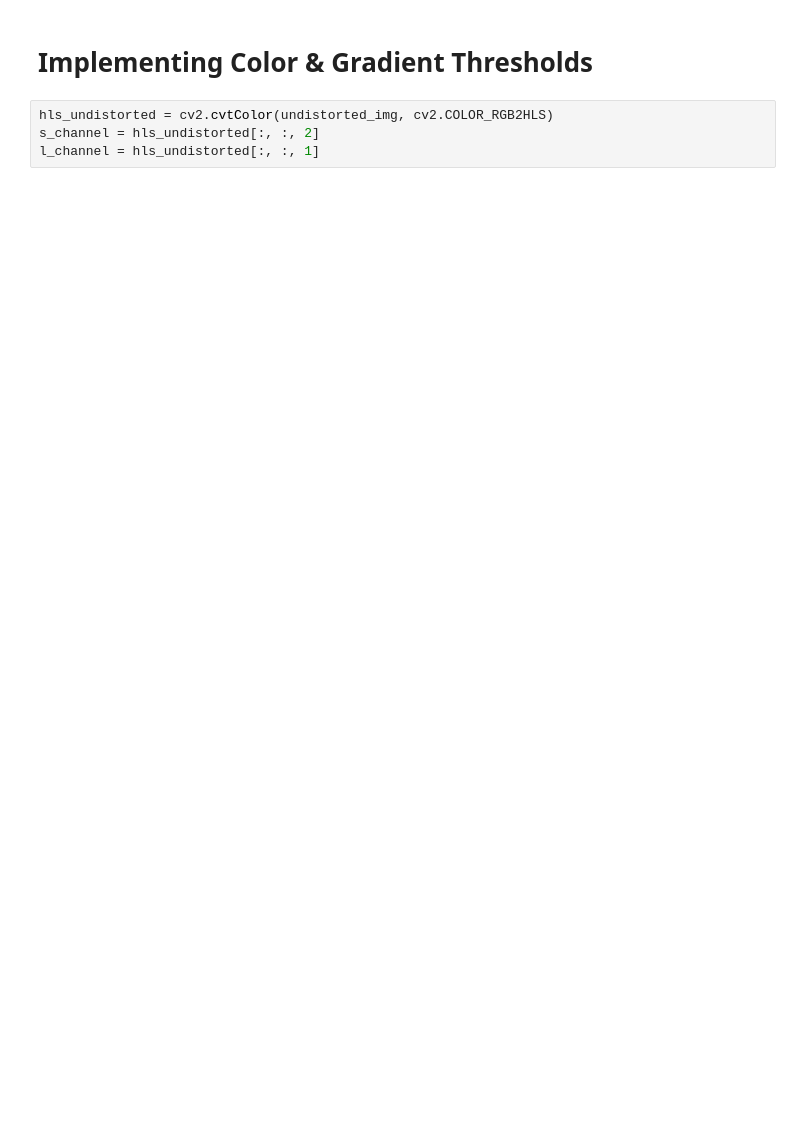
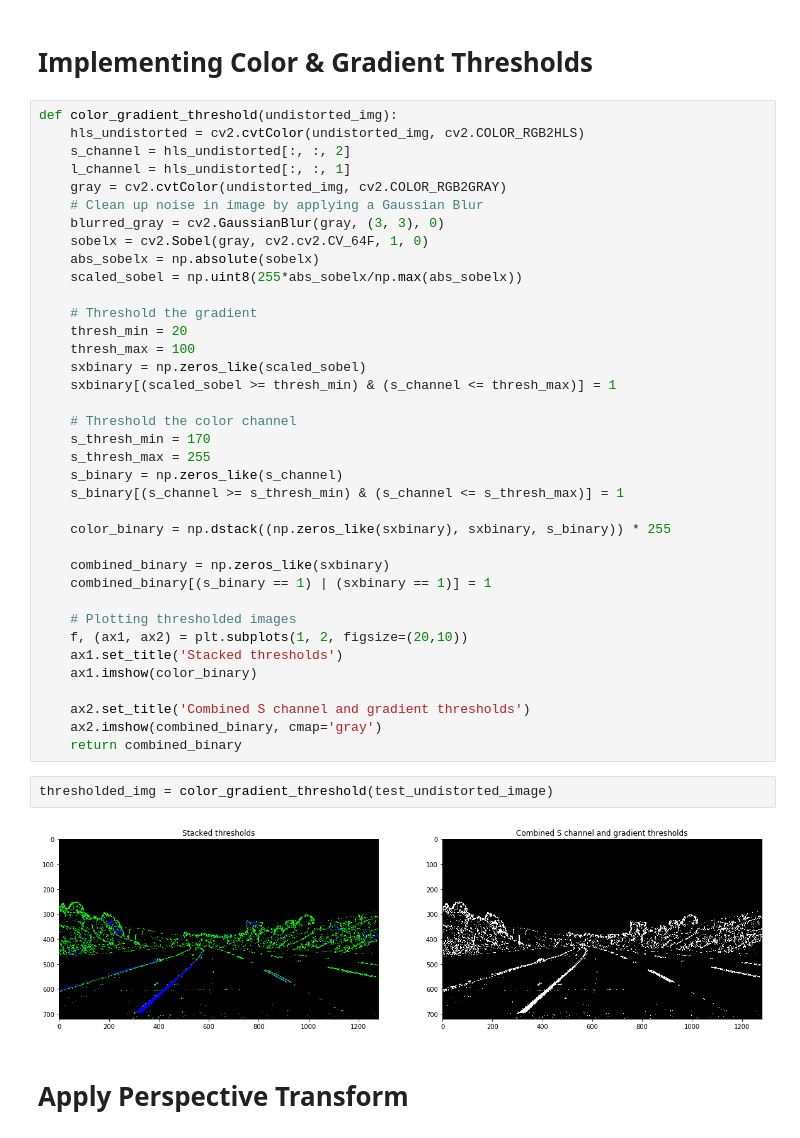
Before and after one commit to russell13192/CarND-Advanced-Lane-Lines, a Jupyter notebook: project.ipynb, the cells around one changed output. Drawn from its saved outputs; the diff is of its cells as text; blank space fills up the shorter version.

```diff
--- a/project.ipynb
+++ b/project.ipynb
@@ -65,6 +78,45 @@ plt.subplots_adjust(left=0., right=1, top=0.9, bottom=0.)
 # %% [markdown]
 # Implementing Color & Gradient Thresholds
-# %%
-hls_undistorted = cv2.cvtColor(undistorted_img, cv2.COLOR_RGB2HLS)
-s_channel = hls_undistorted[:, :, 2]
-l_channel = hls_undistorted[:, :, 1]
+# %%
+def color_gradient_threshold(undistorted_img):
+    hls_undistorted = cv2.cvtColor(undistorted_img, cv2.COLOR_RGB2HLS)
+    s_channel = hls_undistorted[:, :, 2]
+    l_channel = hls_undistorted[:, :, 1]
+    gray = cv2.cvtColor(undistorted_img, cv2.COLOR_RGB2GRAY)
+    # Clean up noise in image by applying a Gaussian Blur
+    blurred_gray = cv2.GaussianBlur(gray, (3, 3), 0)
+    sobelx = cv2.Sobel(gray, cv2.cv2.CV_64F, 1, 0)
+    abs_sobelx = np.absolute(sobelx)
+    scaled_sobel = np.uint8(255*abs_sobelx/np.max(abs_sobelx))
+
+    # Threshold the gradient
+    thresh_min = 20
+    thresh_max = 100
+    sxbinary = np.zeros_like(scaled_sobel)
+    sxbinary[(scaled_sobel >= thresh_min) & (s_channel <= thresh_max)] = 1
+
+    # Threshold the color channel
+    s_thresh_min = 170
+    s_thresh_max = 255
+    s_binary = np.zeros_like(s_channel)
+    s_binary[(s_channel >= s_thresh_min) & (s_channel <= s_thresh_max)] = 1
+
+    color_binary = np.dstack((np.zeros_like(sxbinary), sxbinary, s_binary)) * 255
+
+    combined_binary = np.zeros_like(sxbinary)
+    combined_binary[(s_binary == 1) | (sxbinary == 1)] = 1
+
+    # Plotting thresholded images
+    f, (ax1, ax2) = plt.subplots(1, 2, figsize=(20,10))
+    ax1.set_title('Stacked thresholds')
+    ax1.imshow(color_binary)
+
+    ax2.set_title('Combined S channel and gradient thresholds')
+    ax2.imshow(combined_binary, cmap='gray')
+    return combined_binary
+# %%
+thresholded_img = color_gradient_threshold(test_undistorted_image)
+# %% [output]
+[figure, added]
+# %% [markdown]
+# Apply Perspective Transform
```
Also changed, not shown: parts of 5 cells of this notebook.
